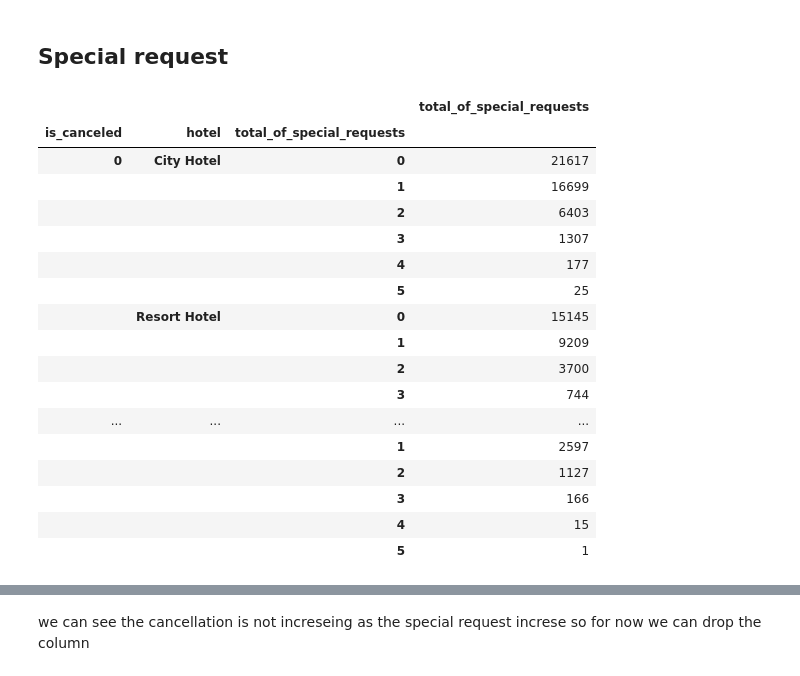
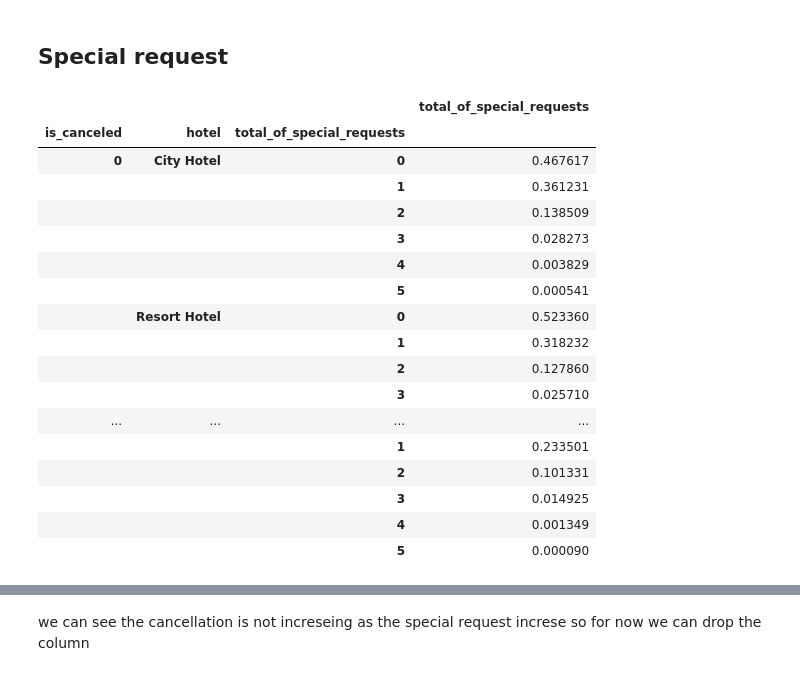
Before and after one commit to GaikwadSandesh/HotelBookingAnalysis, a Jupyter notebook: Hotel_Booking_Analysis_Capstone_Project.ipynb, the cells around one changed output, grey strips where cells are left out. Saved outputs shown, nothing was run; the diff lists cells and outputs as text; code cells hidden in the pictures.

```diff
--- a/Hotel_Booking_Analysis_Capstone_Project.ipynb
+++ b/Hotel_Booking_Analysis_Capstone_Project.ipynb
@@ -127,5 +146,5 @@ sns.barplot(y = 'adults',   x= 'hotel', data=df, hue='is_canceled' , ax =axis[2]
 # %%
-df.drop(columns = ['children' , 'babies' , 'adults'], inplace= True)
+#df.drop(columns = ['children' , 'babies' , 'adults'], inplace= True)
 # %% [markdown]
 Number of children , babies, adults has nothig to do with cancellation rate there is more cancellation for higher adults but its already captured in market segment category we can drop these coulums
 
@@ -222,24 +244,24 @@ we can see car paking is not an issue and can be dropped as all the cancellation
 # %% [markdown]
 ## Special request
 # %%
-special_request_df = df.groupby(['is_canceled' , 'hotel'])['total_of_special_requests'].value_counts().to_frame()
+special_request_df = df.groupby(['is_canceled' , 'hotel'])['total_of_special_requests'].value_counts(normalize = True).to_frame()
 special_request_df
 # %% [output]
 |  |  |  | total_of_special_requests |
 | is_canceled | hotel | total_of_special_requests |  |
-| 0 | City Hotel | 0 | 21617 |
-|  |  | 1 | 16699 |
-|  |  | 2 | 6403 |
-|  |  | 3 | 1307 |
-|  |  | 4 | 177 |
-|  |  | 5 | 25 |
-|  | Resort Hotel | 0 | 15145 |
-|  |  | 1 | 9209 |
-|  |  | 2 | 3700 |
-|  |  | 3 | 744 |
+| 0 | City Hotel | 0 | 0.467617 |
+|  |  | 1 | 0.361231 |
+|  |  | 2 | 0.138509 |
+|  |  | 3 | 0.028273 |
+|  |  | 4 | 0.003829 |
+|  |  | 5 | 0.000541 |
+|  | Resort Hotel | 0 | 0.523360 |
+|  |  | 1 | 0.318232 |
+|  |  | 2 | 0.127860 |
+|  |  | 3 | 0.025710 |
 | ... | ... | ... | ... |
-|  |  | 1 | 2597 |
-|  |  | 2 | 1127 |
-|  |  | 3 | 166 |
-|  |  | 4 | 15 |
-|  |  | 5 | 1 |
+|  |  | 1 | 0.233501 |
+|  |  | 2 | 0.101331 |
+|  |  | 3 | 0.014925 |
+|  |  | 4 | 0.001349 |
+|  |  | 5 | 0.000090 |
```
Also changed, not shown: parts of 31 cells of this notebook.
